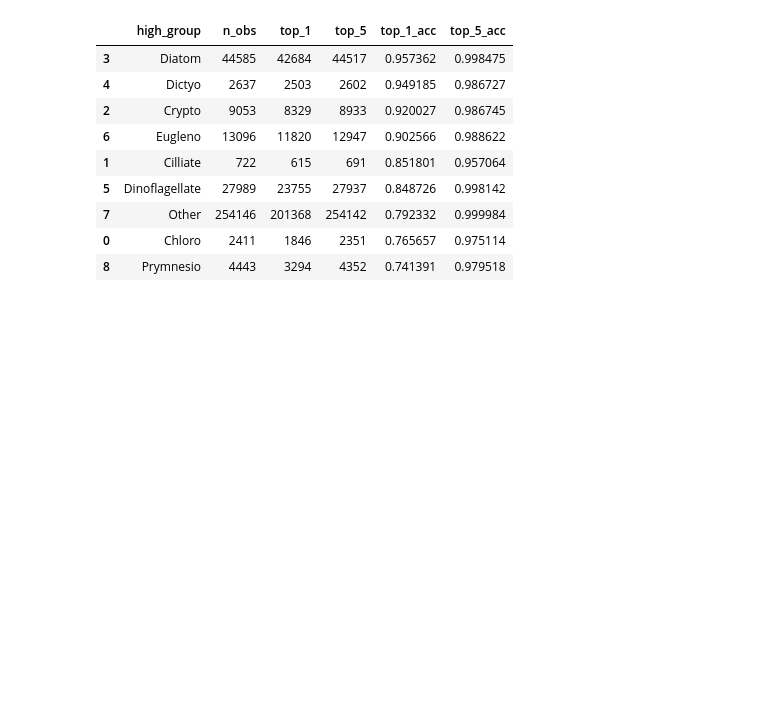
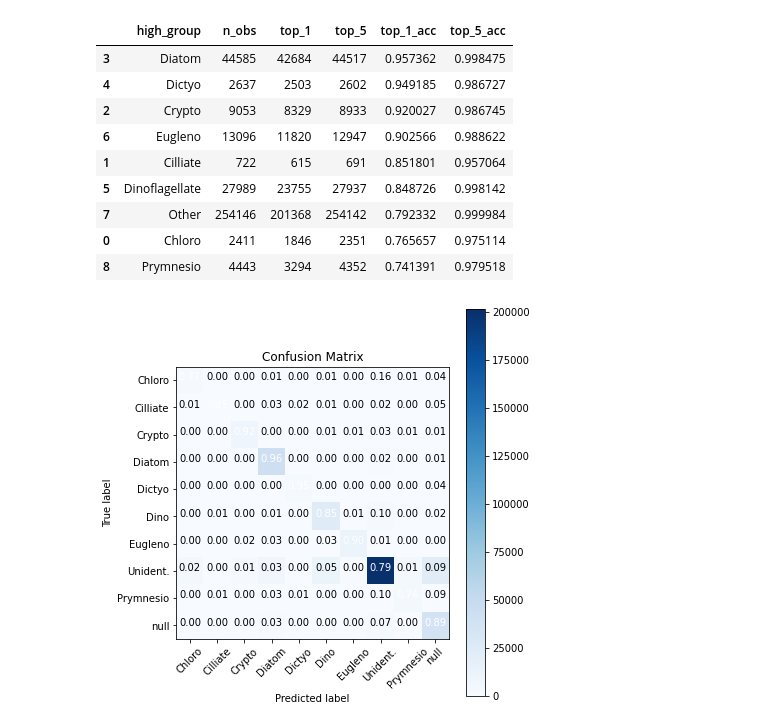
Before and after one commit to ifcb-utopia/ml-workflow, a Jupyter notebook: notebooks/check_model_accuracy.ipynb, the cells around one changed output. Saved outputs shown, nothing was run; the diff lists cells and outputs as text; code cells hidden in the pictures; blank space fills up the shorter version.

Commit message:
add plotting to model accuracy notebook

```diff
--- a/notebooks/check_model_accuracy.ipynb
+++ b/notebooks/check_model_accuracy.ipynb
@@ -44,5 +81,5 @@ def get_percent(row, c):
 # %%
 # load testing dataset & look at prediction accuracy to compare against saved model predictions '
 
-test = pd.read_csv('/home/azureuser/notebooks/alichase/ml-workflow/model_ckpt/model-summary-cnn-v1-b3.csv')
+df = pd.read_csv('/home/azureuser/notebooks/alichase/ml-workflow/model_ckpt/model-summary-cnn-v1-b3.csv')
 # %%
@@ -114,3 +151,18 @@ test_agg.sort_values('top_1_acc', ascending=False)
 | 7 | Other | 254146 | 201368 | 254142 | 0.792332 | 0.999984 |
 | 0 | Chloro | 2411 | 1846 | 2351 | 0.765657 | 0.975114 |
 | 8 | Prymnesio | 4443 | 3294 | 4352 | 0.741391 | 0.979518 |
+# %%
+# calculate a confusion matrix
+cm = confusion_matrix(df.true_label,df.pred_label)
+# %%
+import itertools
+
+# Define your class labels
+class_labels = ["Chloro", "Cilliate", "Crypto", "Diatom", "Dictyo", "Dino", "Eugleno", "Unident.", "Prymnesio", "null"]
+
+# Plot the confusion matrix
+plt.figure(figsize=(6, 6))
+plot_confusion_matrix(cm, classes=class_labels, normalize=True, title='Confusion Matrix')
+plt.show()
+# %% [output]
+[figure, added]
```
Also changed, not shown: parts of 21 cells of this notebook.
